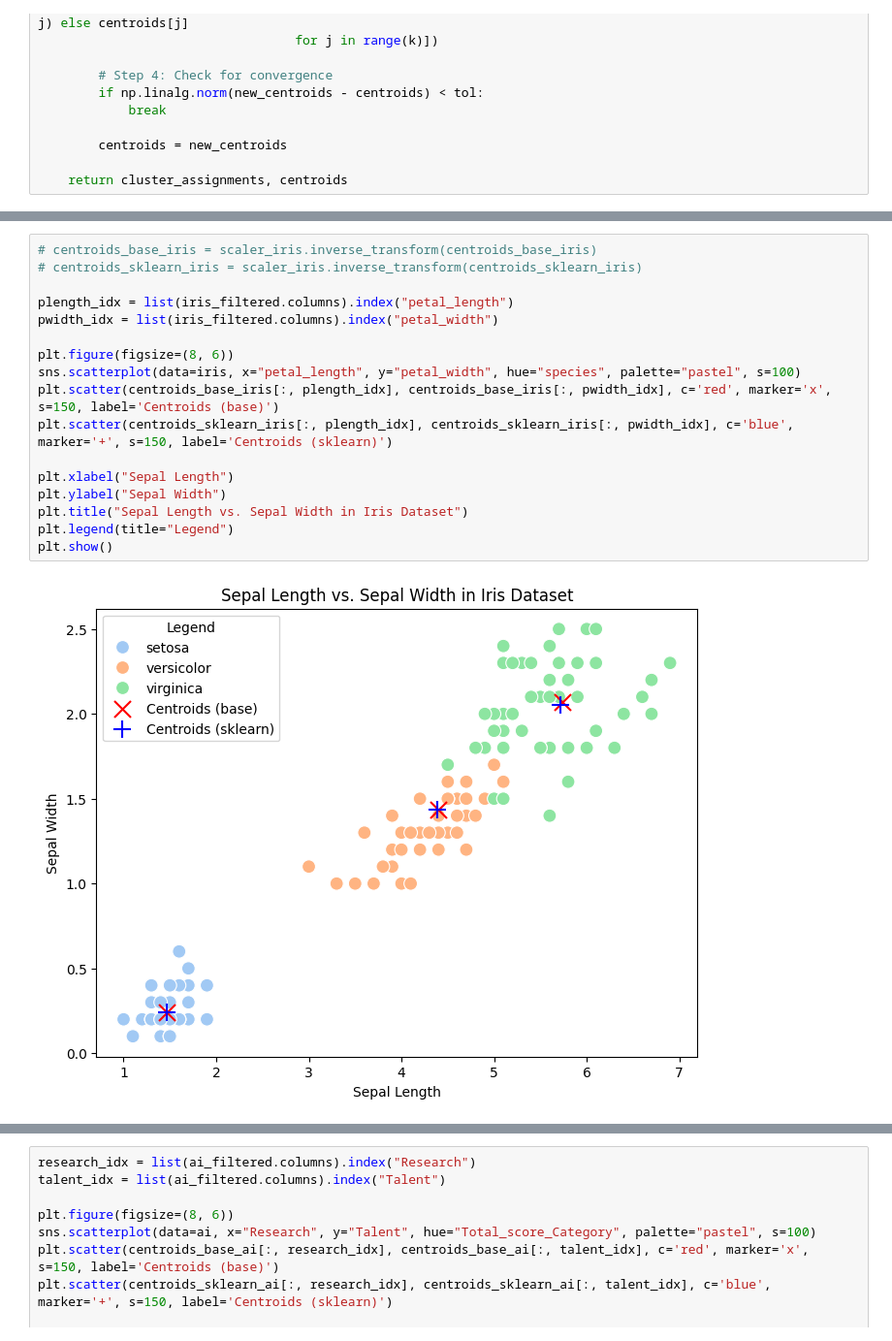
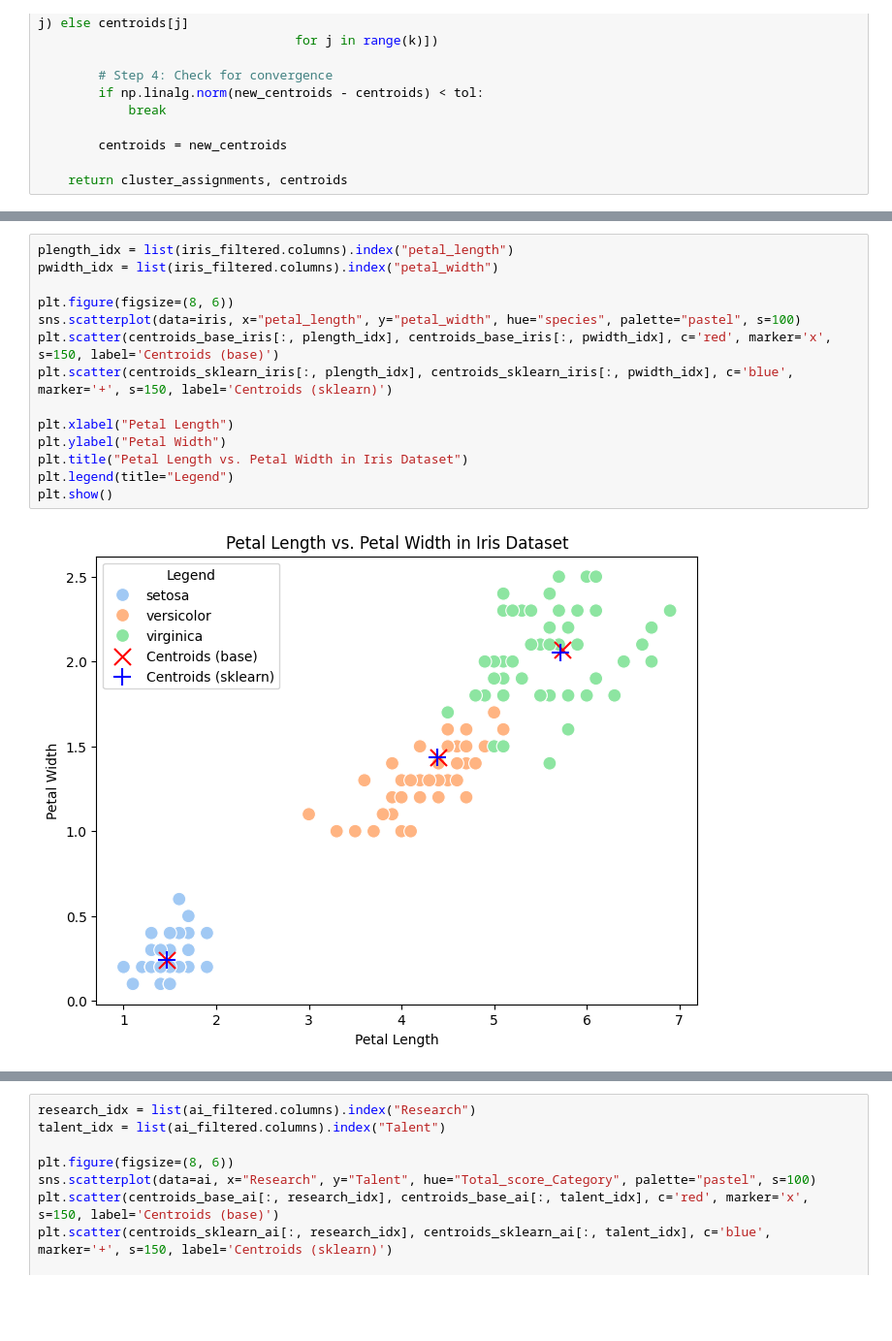
Before and after one commit to mirchandani-mohnish/ClusterMetrics, a Jupyter notebook: kmeans.ipynb, the cells around one changed output, grey strips where cells are left out. Shown: that part at 97% size. Saved outputs shown, nothing was run; the diff lists cells and outputs as text; blank space fills up the shorter version.

```diff
--- a/kmeans.ipynb
+++ b/kmeans.ipynb
@@ -118,24 +117,21 @@ Calinski-Harabasz score: 560.3660
 Davies-Bouldin score: 0.6664
 Mutual Information score: 0.8090
 # %%
-# centroids_base_iris = scaler_iris.inverse_transform(centroids_base_iris)
-# centroids_sklearn_iris = scaler_iris.inverse_transform(centroids_sklearn_iris)
-
 plength_idx = list(iris_filtered.columns).index("petal_length")
 pwidth_idx = list(iris_filtered.columns).index("petal_width")
 
 plt.figure(figsize=(8, 6))
 sns.scatterplot(data=iris, x="petal_length", y="petal_width", hue="species", palette="pastel", s=100)
 plt.scatter(centroids_base_iris[:, plength_idx], centroids_base_iris[:, pwidth_idx], c='red', marker='x', s=150, label='Centroids (base)')
 plt.scatter(centroids_sklearn_iris[:, plength_idx], centroids_sklearn_iris[:, pwidth_idx], c='blue', marker='+', s=150, label='Centroids (sklearn)')
 
-plt.xlabel("Sepal Length")
-plt.ylabel("Sepal Width")
-plt.title("Sepal Length vs. Sepal Width in Iris Dataset")
+plt.xlabel("Petal Length")
+plt.ylabel("Petal Width")
+plt.title("Petal Length vs. Petal Width in Iris Dataset")
 plt.legend(title="Legend")
 plt.show()
 # %% [output]
-[figure, old version]
+[figure, new version]
 # %%
 from sklearn.preprocessing import OrdinalEncoder
 
```
Also changed, not shown: parts of 6 cells of this notebook.
